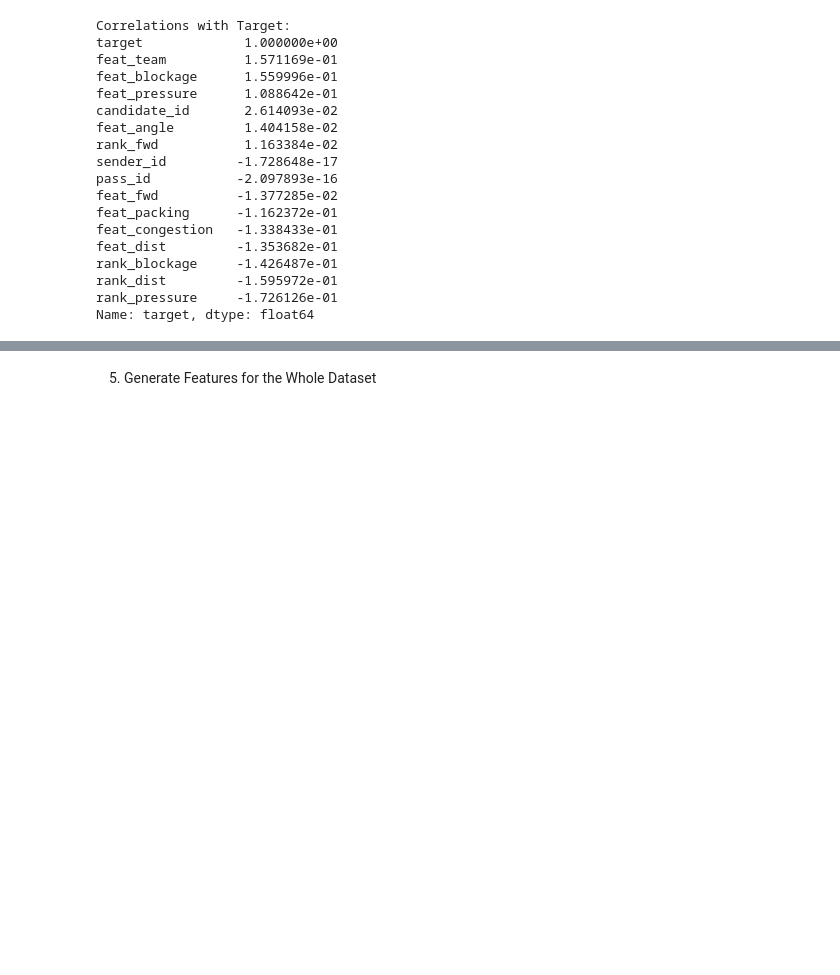
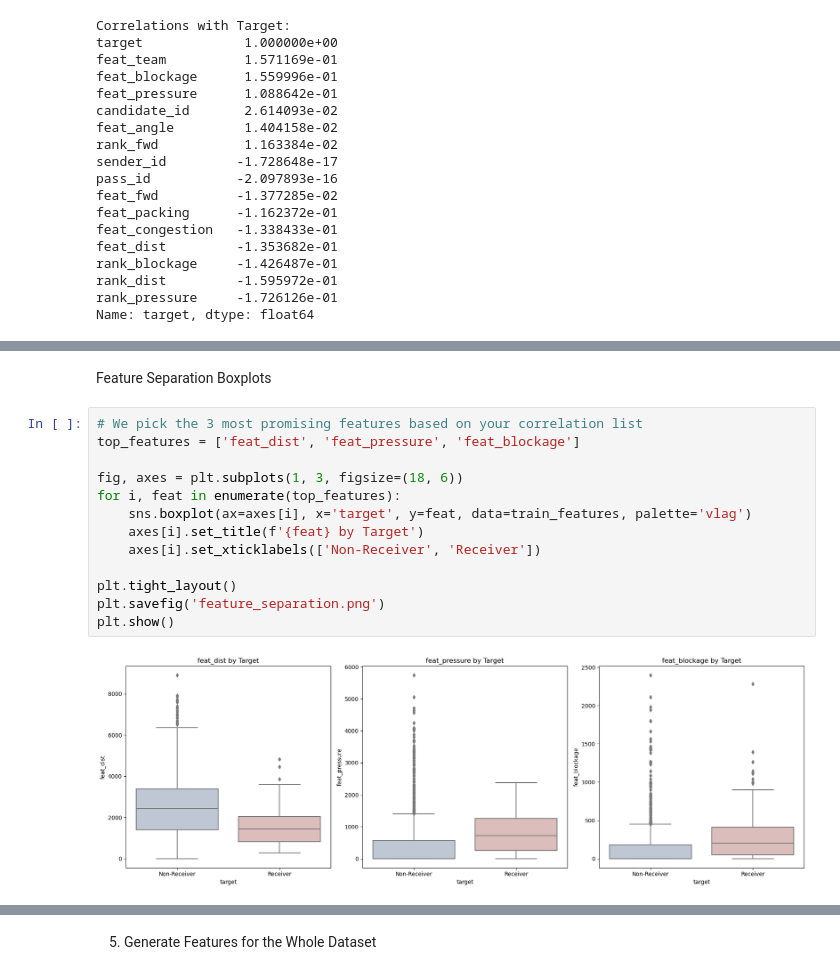
Before and after one commit to khalilAnkri/Football-pass-prediction, a Jupyter notebook: notebooks/feature_engineering.ipynb, the cells around one changed output, grey strips where cells are left out. Cells and saved outputs as stored; diff of their text form; blank space fills up the shorter version.

```diff
--- a/notebooks/feature_engineering.ipynb
+++ b/notebooks/feature_engineering.ipynb
@@ -70,0 +86,17 @@ Name: target, dtype: float64
+# %% [markdown]
+Feature Separation Boxplots
+# %%
+# We pick the 3 most promising features based on your correlation list
+top_features = ['feat_dist', 'feat_pressure', 'feat_blockage']
+
+fig, axes = plt.subplots(1, 3, figsize=(18, 6))
+for i, feat in enumerate(top_features):
+    sns.boxplot(ax=axes[i], x='target', y=feat, data=train_features, palette='vlag')
+    axes[i].set_title(f'{feat} by Target')
+    axes[i].set_xticklabels(['Non-Receiver', 'Receiver'])
+
+plt.tight_layout()
+plt.savefig('feature_separation.png')
+plt.show()
+# %% [output]
+[figure, added]
```
Also changed, not shown: parts of 5 cells of this notebook, 8 other files.
